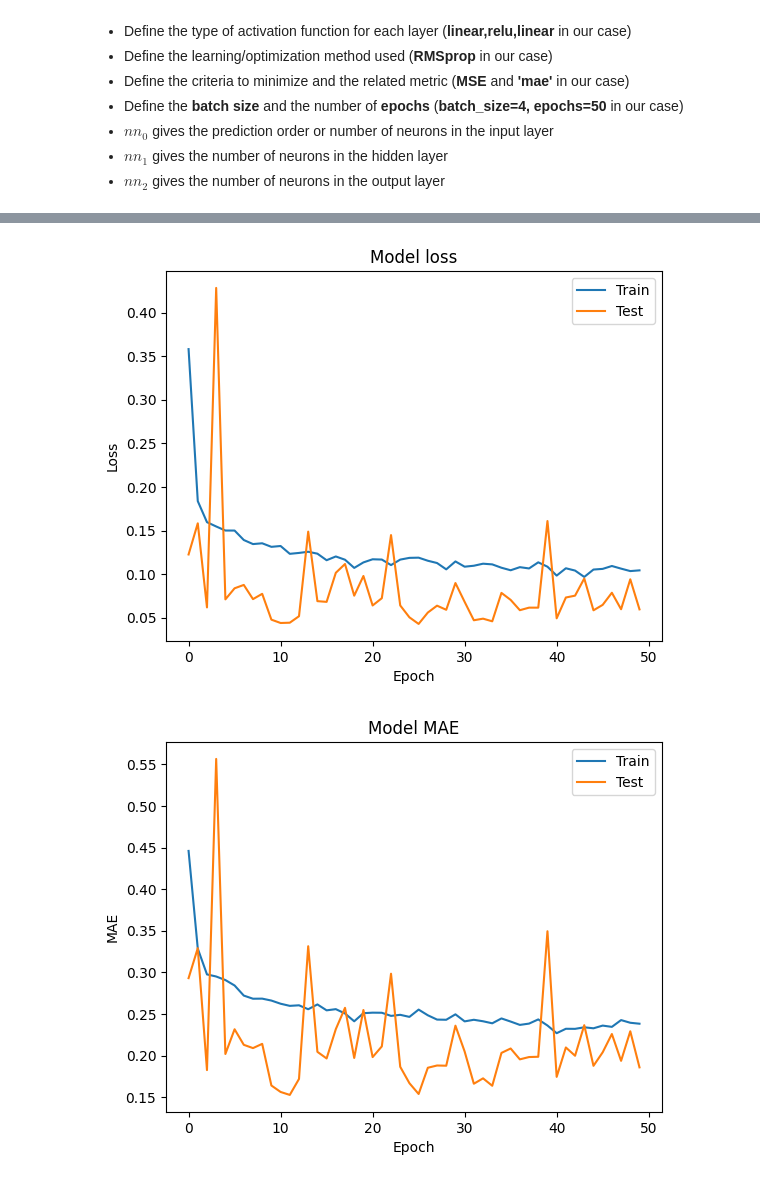
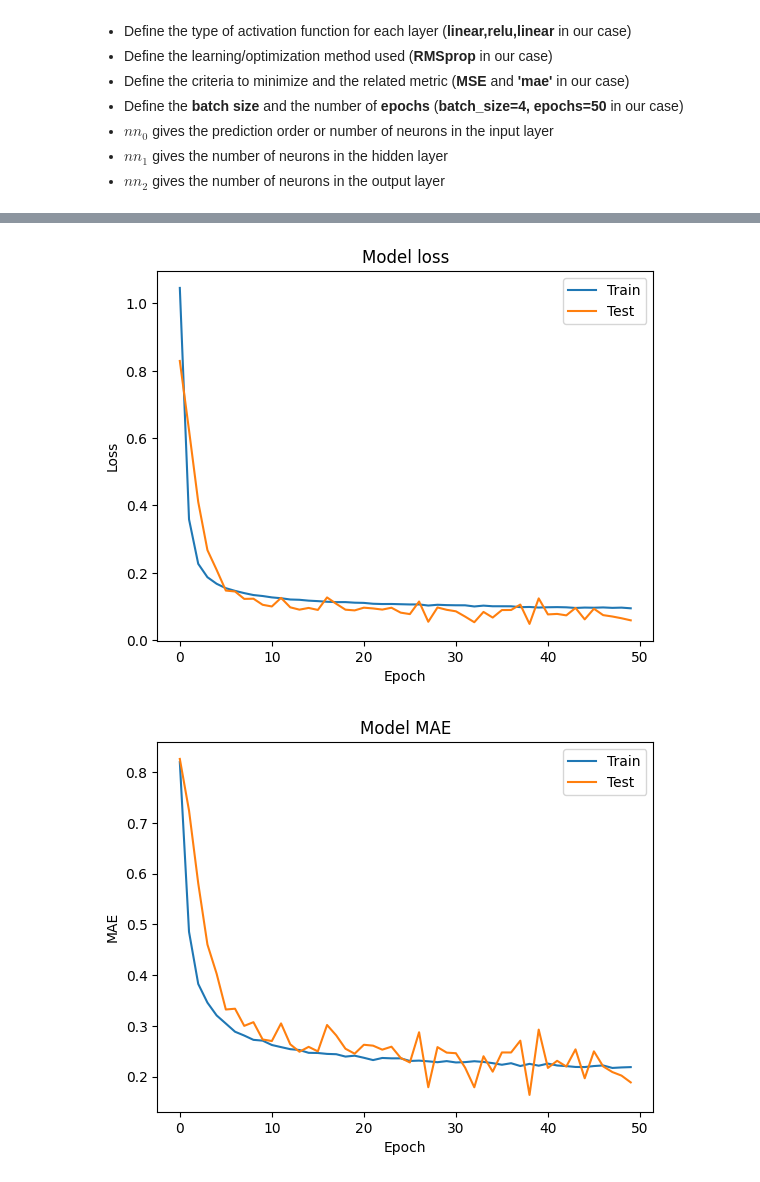
Before and after one commit to AntoninJuquel/deep-learning-esiee, a Jupyter notebook: TP2/TP2_Cela.ipynb, the cells around one changed output, grey strips where cells are left out. Cells and saved outputs as stored; diff of their text form; code cells hidden in the pictures.

```diff
--- a/TP2/TP2_Cela.ipynb
+++ b/TP2/TP2_Cela.ipynb
@@ -98,9 +99,11 @@ target_Test = (target_Test - target_mean) / target_std
 - $nn_2$ gives the number of neurons in the output layer
 # %%
 model = models.Sequential()
-model.add(layers.Dense(nn_0,activation='linear'))
-model.add(layers.Dense(nn_1, activation='relu'))
-model.add(layers.Dense(nn_2, activation='linear'))
-model.compile(optimizer=optimizers.RMSprop(lr=0.01), loss='mse', metrics=['mae'])
-epochs=50
-batch_size=4
+
+model.add(layers.Dense(nn_0, activation=activations.linear))
+model.add(layers.Dense(nn_1, activation=activations.relu))
+model.add(layers.Dense(nn_2, activation=activations.linear))
+
+model.compile(optimizer=optimizers.RMSprop(learning_rate=0.001), loss=losses.mean_squared_error, metrics=[metrics.mean_absolute_error])
+
+history = model.fit(input_NN, target_NN, epochs=50, batch_size=4, validation_data=(input_Test, target_Test))
@@ -107,2 +127,0 @@ batch_size=4
-# %%
-history = model.fit(input_NN, target_NN, epochs=epochs, batch_size=batch_size, validation_data=(input_Test, target_Test))
@@ -127,7 +128,4 @@ Epoch 50/50
 # %%
-import matplotlib.pyplot as plt
-
-
 plt.plot(history.history['loss'])
 plt.plot(history.history['val_loss'])
 plt.title('Model loss')
@@ -136,15 +134,14 @@ plt.xlabel('Epoch')
 plt.legend(['Train', 'Test'], loc='upper right')
 plt.show()
 # %% [output]
-[figure, old version]
+[figure, new version]
 # %%
-
-plt.plot(history.history['mae'])
-plt.plot(history.history['val_mae'])
+plt.plot(history.history['mean_absolute_error'])
+plt.plot(history.history['val_mean_absolute_error'])
 plt.title('Model MAE')
 plt.ylabel('MAE')
 plt.xlabel('Epoch')
 plt.legend(['Train', 'Test'], loc='upper right')
 plt.show()
 # %% [output]
-[figure, old version]
+[figure, new version]
```
Also changed, not shown: parts of 6 cells of this notebook, 1 other file.
